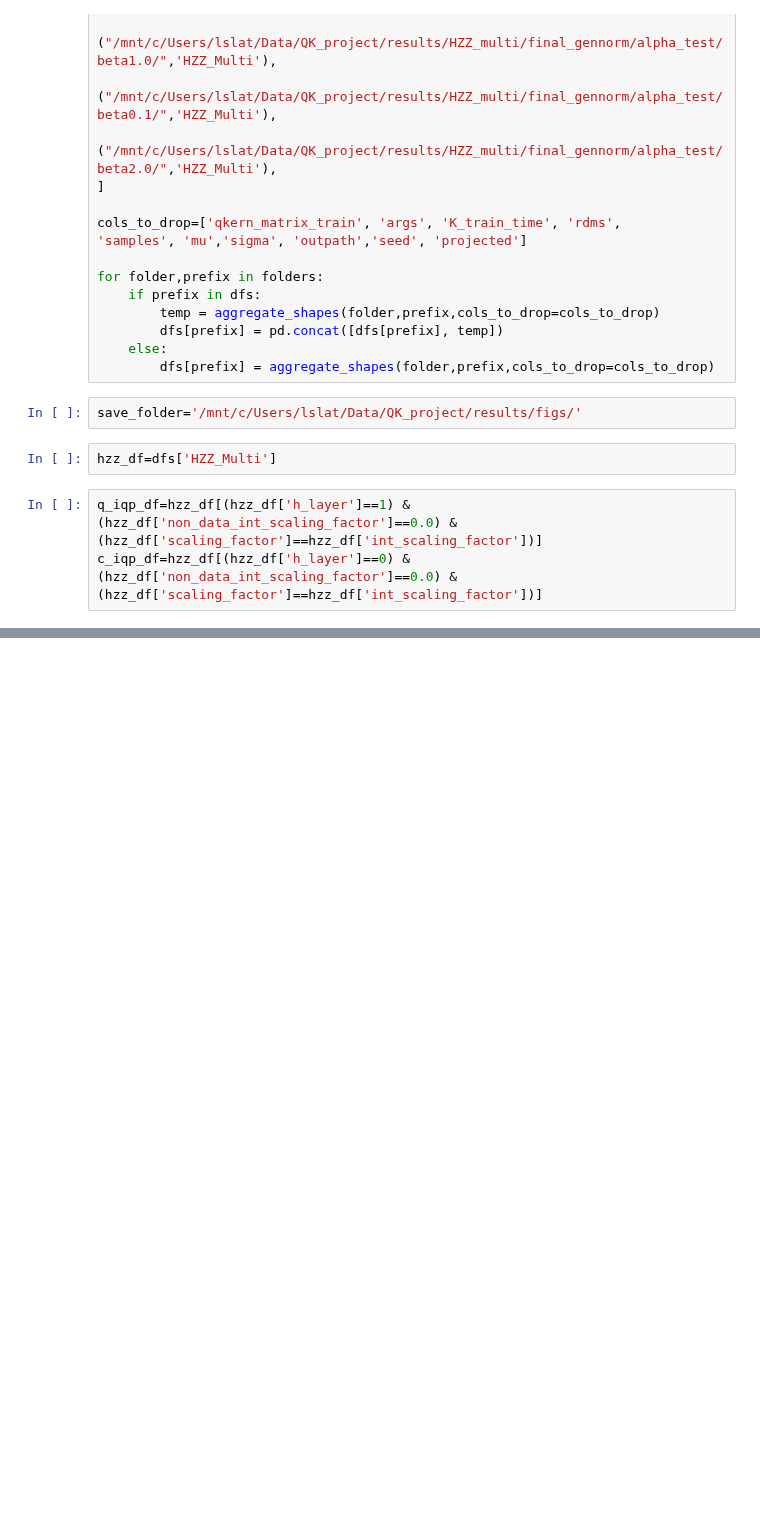
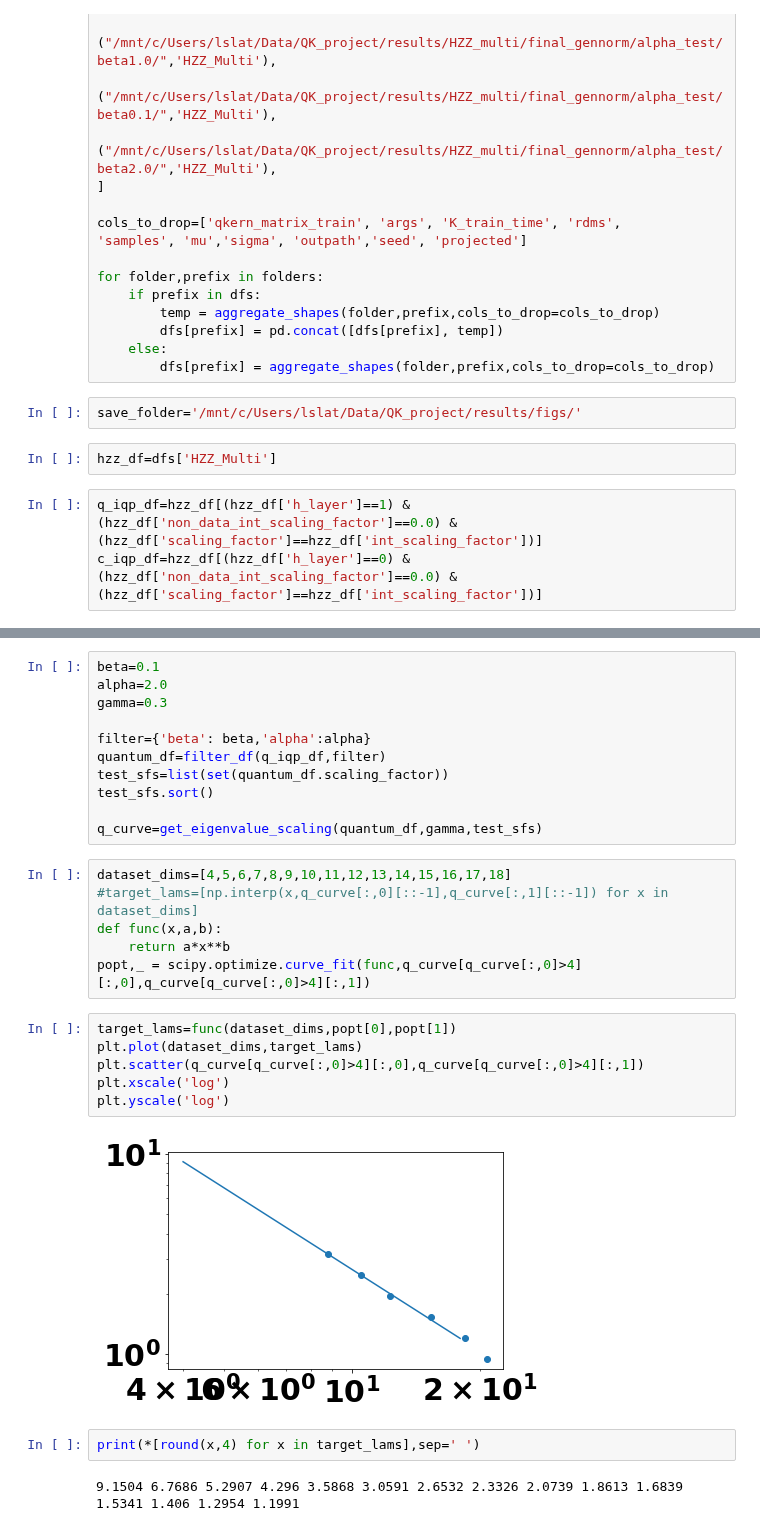
Before and after one commit to lslattery11/quantum_kernel, a Jupyter notebook: notebooks/data_visualization/iqp_alpha_test_decay.ipynb, the cells around one changed output, grey strips where cells are left out. Drawn from its saved outputs; the diff is of its cells as text; blank space fills up the shorter version.

Commit message:
update to multi targets

```diff
--- a/notebooks/data_visualization/iqp_alpha_test_decay.ipynb
+++ b/notebooks/data_visualization/iqp_alpha_test_decay.ipynb
@@ -206,0 +206,29 @@ fig.tight_layout()
+# %%
+beta=0.1
+alpha=2.0
+gamma=0.3
+
+filter={'beta': beta,'alpha':alpha}
+quantum_df=filter_df(q_iqp_df,filter)
+test_sfs=list(set(quantum_df.scaling_factor))
+test_sfs.sort()
+
+q_curve=get_eigenvalue_scaling(quantum_df,gamma,test_sfs)
+# %%
+dataset_dims=[4,5,6,7,8,9,10,11,12,13,14,15,16,17,18]
+#target_lams=[np.interp(x,q_curve[:,0][::-1],q_curve[:,1][::-1]) for x in dataset_dims]
+def func(x,a,b):
+    return a*x**b
+popt,_ = scipy.optimize.curve_fit(func,q_curve[q_curve[:,0]>4][:,0],q_curve[q_curve[:,0]>4][:,1])
+# %%
+target_lams=func(dataset_dims,popt[0],popt[1])
+plt.plot(dataset_dims,target_lams)
+plt.scatter(q_curve[q_curve[:,0]>4][:,0],q_curve[q_curve[:,0]>4][:,1])
+plt.xscale('log')
+plt.yscale('log')
+# %% [output]
+[figure, added]
+# %%
+print(*[round(x,4) for x in target_lams],sep=' ')
+# %% [output]
+9.1504 6.7686 5.2907 4.296 3.5868 3.0591 2.6532 2.3326 2.0739 1.8613 1.6839 1.5341 1.406 1.2954 1.1991
```
Also changed, not shown: parts of 4 cells of this notebook, 2 other files.
